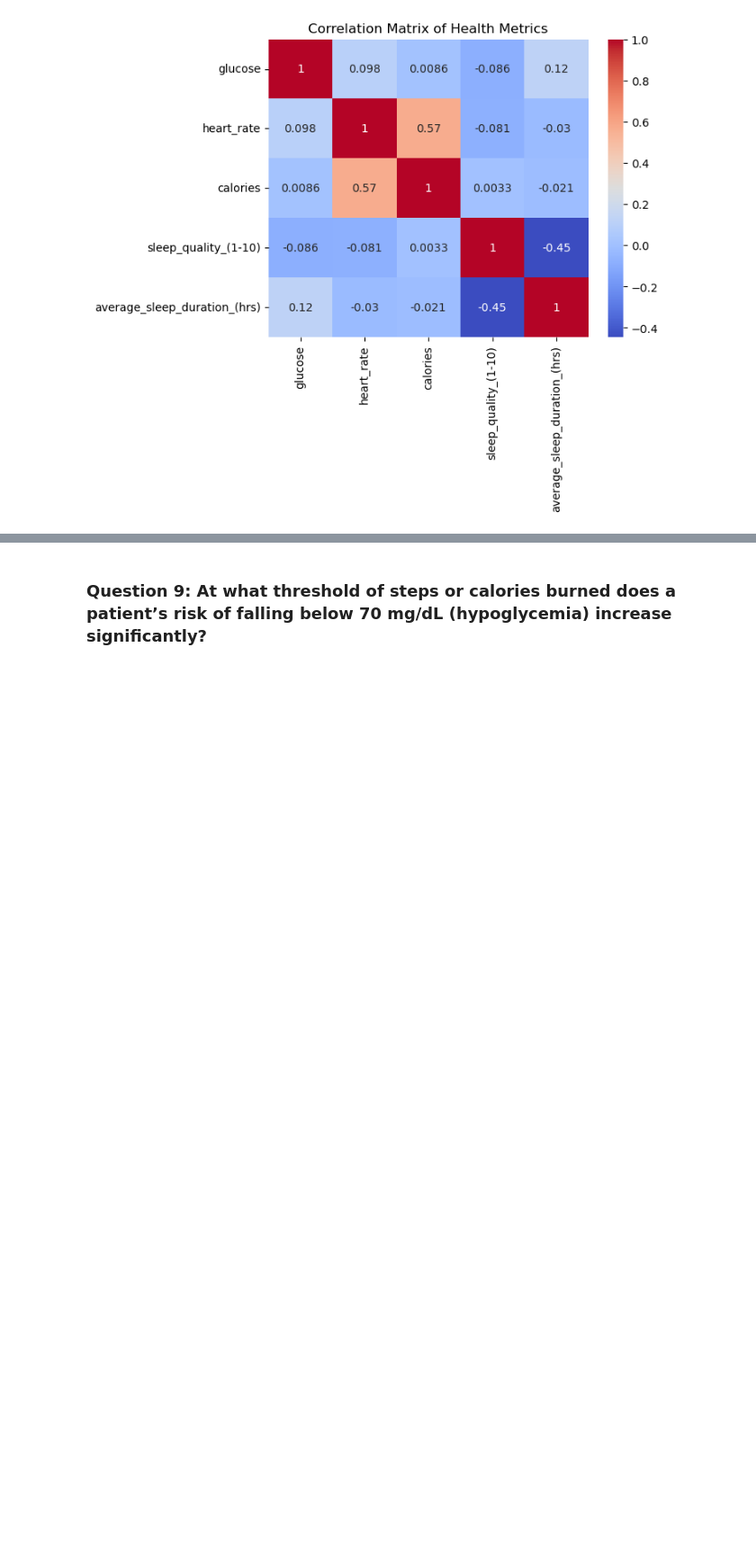
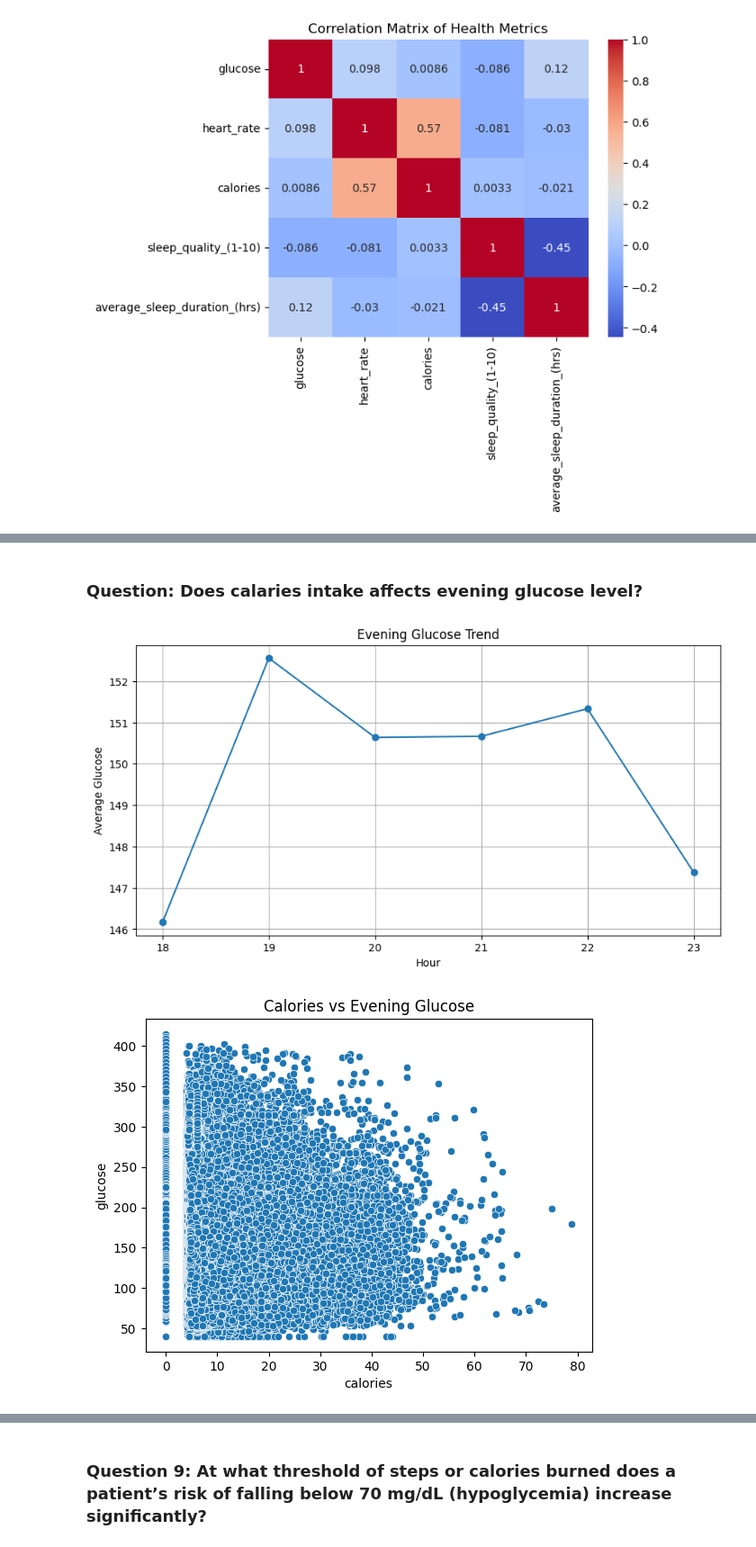
Before and after one commit to PoojaBELURE1724/Team6_DataDynamos_Python-Hackathon_MAY-2026, a Jupyter notebook: Team6_DataDynamos_category3.PrescriptiveAnalysis.ipynb, the cells around one changed output, grey strips where cells are left out. Shown at 90% size. Saved outputs shown, nothing was run; the diff lists cells and outputs as text; code cells hidden in the pictures; blank space fills up the shorter version.

Commit message:
restoring questions from pooja as well with jyothi
restoring questions from pooja as well with jyothi

```diff
--- a/Team6_DataDynamos_category3.PrescriptiveAnalysis.ipynb
+++ b/Team6_DataDynamos_category3.PrescriptiveAnalysis.ipynb
@@ -376,0 +709,36 @@ plt.show()
+# %% [markdown]
+### Question: Does calaries intake affects evening glucose level?
+# %%
+# Convert to datetime
+df['Time'] = pd.to_datetime(df['time'])
+
+# Extract hour
+df['hour'] = df['Time'].dt.hour
+evening_df = df[(df['hour'] >= 18) & (df['hour'] <= 23)]
+evening_glucose = evening_df.groupby('hour')['glucose'].mean()
+
+plt.figure(figsize=(10,5))
+
+plt.plot(
+    evening_glucose.index,
+    evening_glucose.values,
+    marker='o'
+)
+
+plt.xlabel("Hour")
+plt.ylabel("Average Glucose")
+plt.title("Evening Glucose Trend")
+
+plt.grid(True)
+plt.show()
+sns.scatterplot(
+    data=evening_df,
+    x='calories',
+    y='glucose'
+)
+
+plt.title("Calories vs Evening Glucose")
+plt.show()
+# %% [output]
+[figure, added]
+[figure, added]
```
Also changed, not shown: parts of 12 cells of this notebook.
